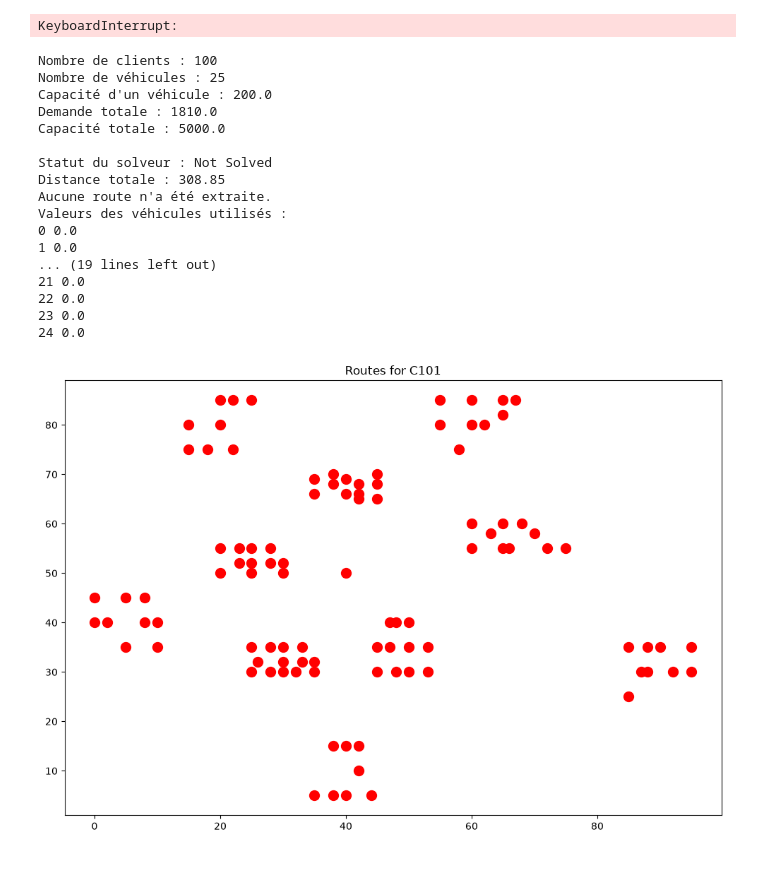
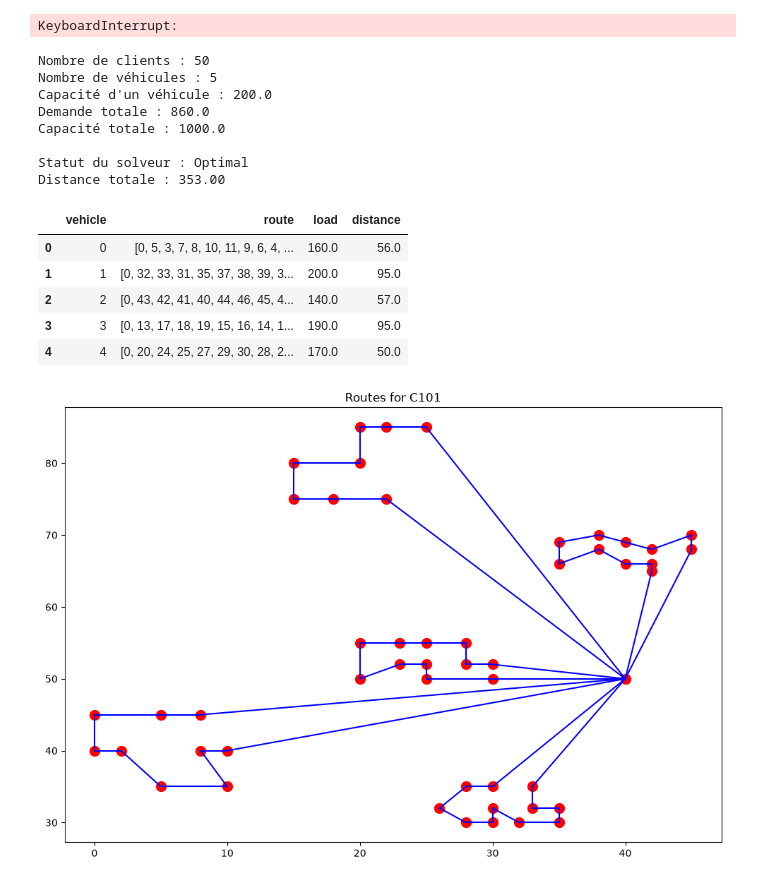
Before and after one commit to slowalie/Algorithms_and_Combinatorial_Optimization_project_groupe_2, a Jupyter notebook: try.ipynb, the cells around one changed output. Saved outputs shown, nothing was run; the diff lists cells and outputs as text; code cells hidden in the pictures.

```diff
--- a/try.ipynb
+++ b/try.ipynb
@@ -266,7 +266,7 @@ import matplotlib.pyplot as plt
 # ============================================================
 
 instance = vrplib.read_instance(
-    "data/C101.txt", instance_format="solomon"
+    "data/C101.50.5.vrptw"
 
 )
 
@@ -592,46 +592,43 @@ else:
                 "load": route_load,
                 "distance": route_distance
             })
 
         routes_df = pd.DataFrame(routes)
 
         if routes_df.empty:
             print("Aucune route n'a été extraite.")
             print("Valeurs des véhicules utilisés :")
             for k in K:
                 print(k, pulp.value(used[k]))
         else:
             display(routes_df)
 
 def plot_routes(instance, routes_df, title, figsize):
     plt.figure(figsize=figsize)
     plt.title(title)
 
     for _, row in routes_df.iterrows():
         route = row["route"]
         for i in range(len(route) - 1):
             plt.plot([instance["node_coord"][route[i]][0], instance["node_coord"][route[i + 1]][0]], [instance["node_coord"][route[i]][1], instance["node_coord"][route[i + 1]][1]], "b-")
 
     plt.scatter([instance["node_coord"][i][0] for i in V], [instance["node_coord"][i][1] for i in V], c="red", s=100)
     plt.show()
 
 plot_routes(instance, routes_df, f"Routes for {instance['name']}", (12, 8))
 # %% [output]
-Nombre de clients : 100
-Nombre de véhicules : 25
+Nombre de clients : 50
+Nombre de véhicules : 5
 Capacité d'un véhicule : 200.0
-Demande totale : 1810.0
-Capacité totale : 5000.0
+Demande totale : 860.0
+Capacité totale : 1000.0
 
-Statut du solveur : Not Solved
-Distance totale : 308.85
-Aucune route n'a été extraite.
-Valeurs des véhicules utilisés :
-0 0.0
-1 0.0
-... (19 lines left out)
-21 0.0
-22 0.0
-23 0.0
-24 0.0
+Statut du solveur : Optimal
+Distance totale : 353.00
+|  | vehicle | route | load | distance |
+| 0 | 0 | [0, 5, 3, 7, 8, 10, 11, 9, 6, 4, ... | 160.0 | 56.0 |
+| 1 | 1 | [0, 32, 33, 31, 35, 37, 38, 39, 3... | 200.0 | 95.0 |
+| 2 | 2 | [0, 43, 42, 41, 40, 44, 46, 45, 4... | 140.0 | 57.0 |
+| 3 | 3 | [0, 13, 17, 18, 19, 15, 16, 14, 1... | 190.0 | 95.0 |
+| 4 | 4 | [0, 20, 24, 25, 27, 29, 30, 28, 2... | 170.0 | 50.0 |
-[figure, old version]
+[figure, new version]
```
Also changed, not shown: 2 other files.
